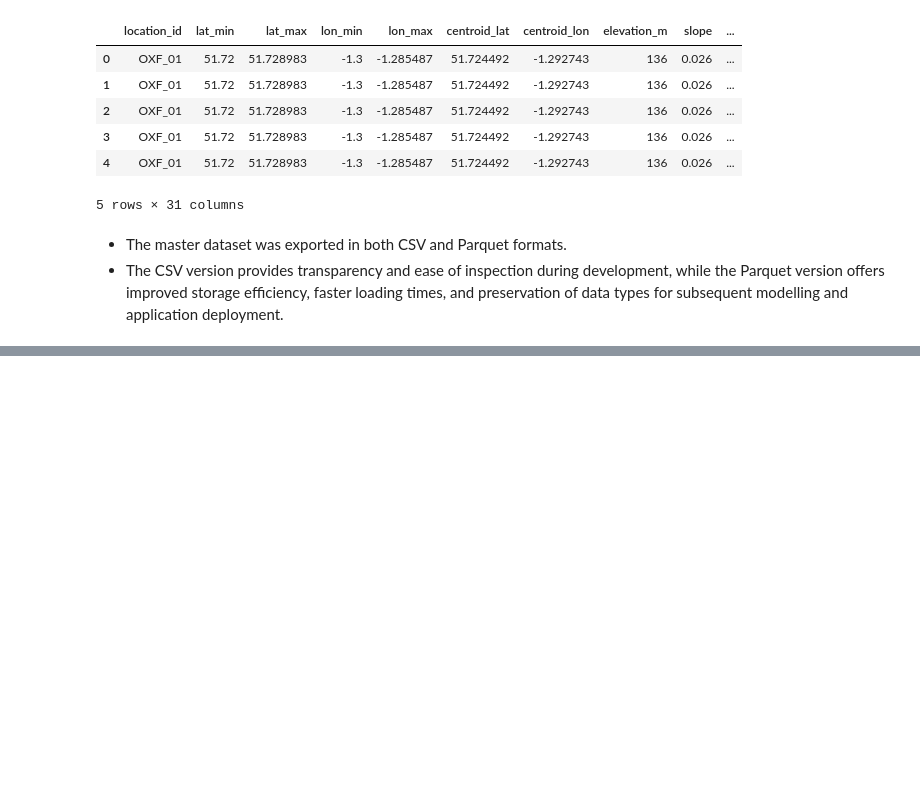
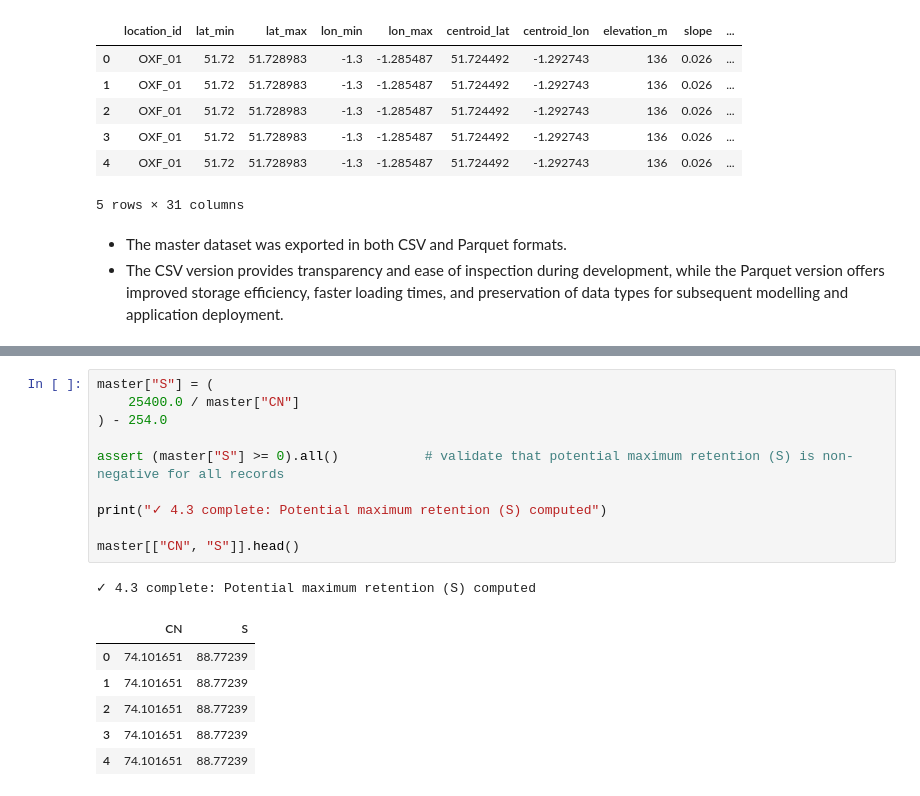
Before and after one commit to femijulius560/sponge-metrics, a Jupyter notebook: jupyter_notebooks/sponge_metrics_notebook.ipynb, the cells around one changed output, grey strips where cells are left out. Saved outputs shown, nothing was run; the diff lists cells and outputs as text; blank space fills up the shorter version.

```diff
--- a/jupyter_notebooks/sponge_metrics_notebook.ipynb
+++ b/jupyter_notebooks/sponge_metrics_notebook.ipynb
@@ -667,0 +889,18 @@ Columns: 31
+# %%
+master["S"] = (
+    25400.0 / master["CN"]
+) - 254.0
+
+assert (master["S"] >= 0).all()           # validate that potential maximum retention (S) is non-negative for all records
+
+print("✓ 4.3 complete: Potential maximum retention (S) computed")
+
+master[["CN", "S"]].head()
+# %% [output]
+✓ 4.3 complete: Potential maximum retention (S) computed
+|  | CN | S |
+| 0 | 74.101651 | 88.77239 |
+| 1 | 74.101651 | 88.77239 |
+| 2 | 74.101651 | 88.77239 |
+| 3 | 74.101651 | 88.77239 |
+| 4 | 74.101651 | 88.77239 |
```
Also changed, not shown: parts of 14 cells of this notebook, 1 other file.
